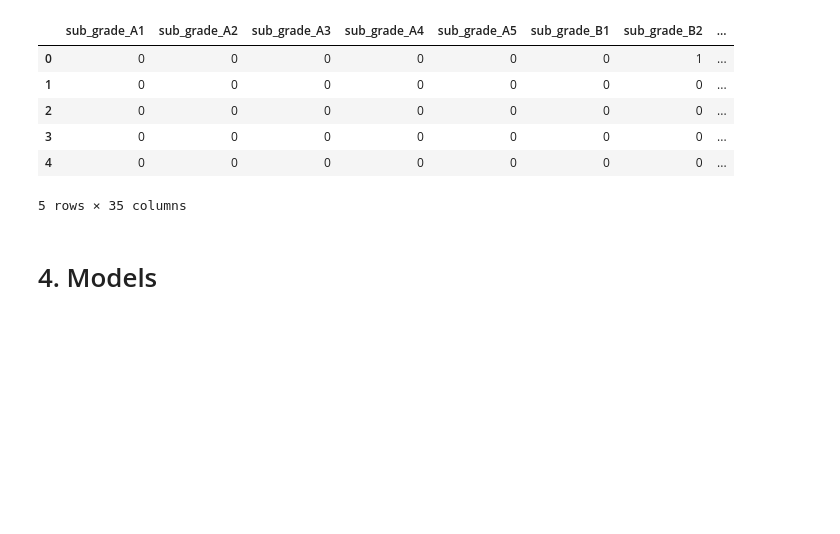
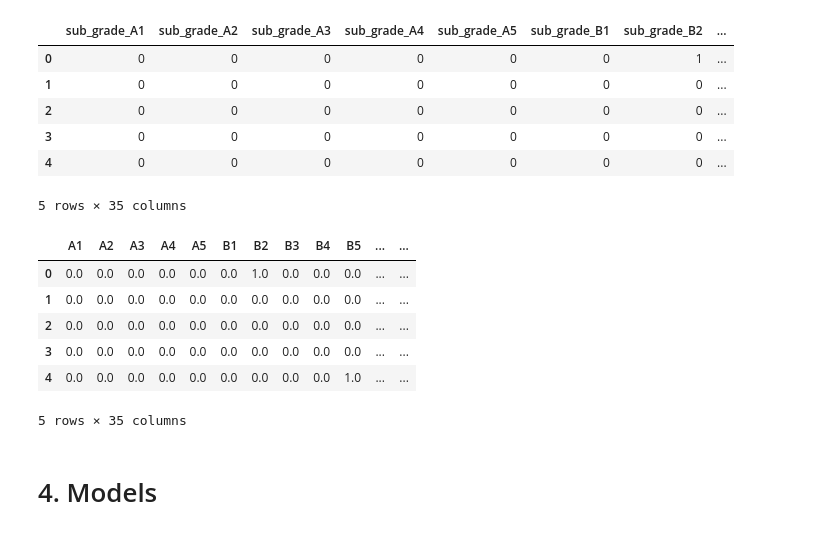
Before and after one commit to johnny12150/DSS_P2P, a Jupyter notebook: notebook/Grade - MLP.ipynb, the cells around one changed output. Cells and saved outputs as stored; diff of their text form; code cells hidden in the pictures; blank space fills up the shorter version.

```diff
--- a/notebook/Grade - MLP.ipynb
+++ b/notebook/Grade - MLP.ipynb
@@ -373,3 +369,32 @@ joblib.dump(minMaxScale, "encoder/Ylabel.pkl")
+# %%
+# !! you can't save the encoding used by pd.get_dummies and reuse it
+def Y_encode_features(df):
+    features = ['sub_grade']
+    for feature in features:
+        le = preprocessing.LabelEncoder()
+        le = le.fit(df[feature])
+        df[feature] = le.transform(df[feature]) # Transform Categories Into Integers
+        joblib.dump(le, 'encoder/Yle_%s.pkl' % feature)
+        one_hot = preprocessing.OneHotEncoder()
+        ohe = one_hot.fit(df[[feature]])
+        feature_array = ohe.transform(df[[feature]]).toarray()
+        joblib.dump(ohe, 'encoder/Yohe_%s.pkl' % feature)
+        feature_labels = list(le.classes_)
+        one_hot_features = pandas.DataFrame(feature_array, columns=feature_labels)
+        df = pandas.concat([df, one_hot_features], axis=1)
+        df = df.drop(feature, axis=1)
+    return df
+
+Y = Y_encode_features(Y)
+Y.head(5)
+# %% [output]
+|  | A1 | A2 | A3 | A4 | A5 | B1 | B2 | B3 | B4 | B5 | ... | ... |
+| 0 | 0.0 | 0.0 | 0.0 | 0.0 | 0.0 | 0.0 | 1.0 | 0.0 | 0.0 | 0.0 | ... | ... |
+| 1 | 0.0 | 0.0 | 0.0 | 0.0 | 0.0 | 0.0 | 0.0 | 0.0 | 0.0 | 0.0 | ... | ... |
+| 2 | 0.0 | 0.0 | 0.0 | 0.0 | 0.0 | 0.0 | 0.0 | 0.0 | 0.0 | 0.0 | ... | ... |
+| 3 | 0.0 | 0.0 | 0.0 | 0.0 | 0.0 | 0.0 | 0.0 | 0.0 | 0.0 | 0.0 | ... | ... |
+| 4 | 0.0 | 0.0 | 0.0 | 0.0 | 0.0 | 0.0 | 0.0 | 0.0 | 0.0 | 1.0 | ... | ... |
+5 rows × 35 columns
 # %% [markdown]
 # 4. Models
 # %% [markdown]
```
Also changed, not shown: parts of 6 cells of this notebook, 1 other file.
